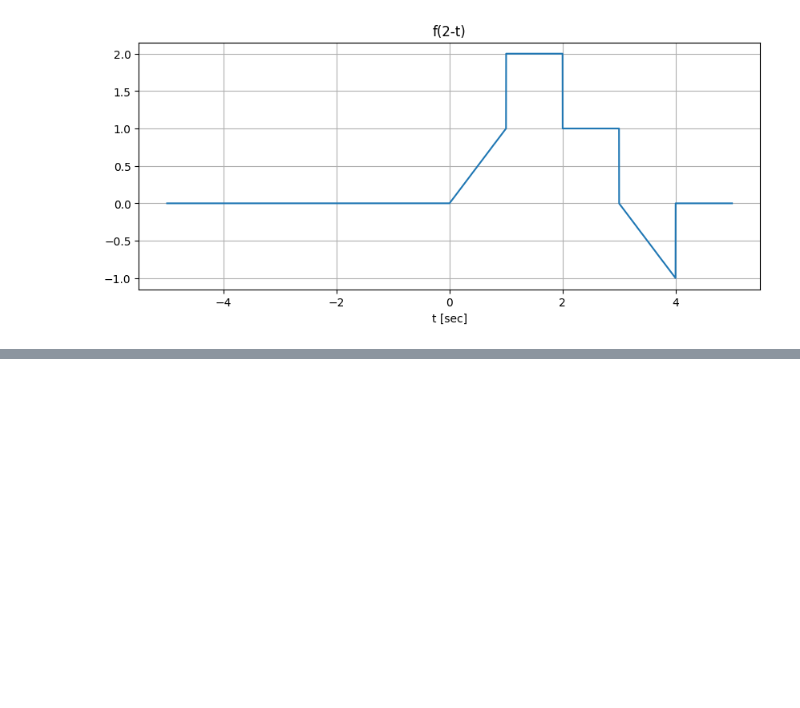
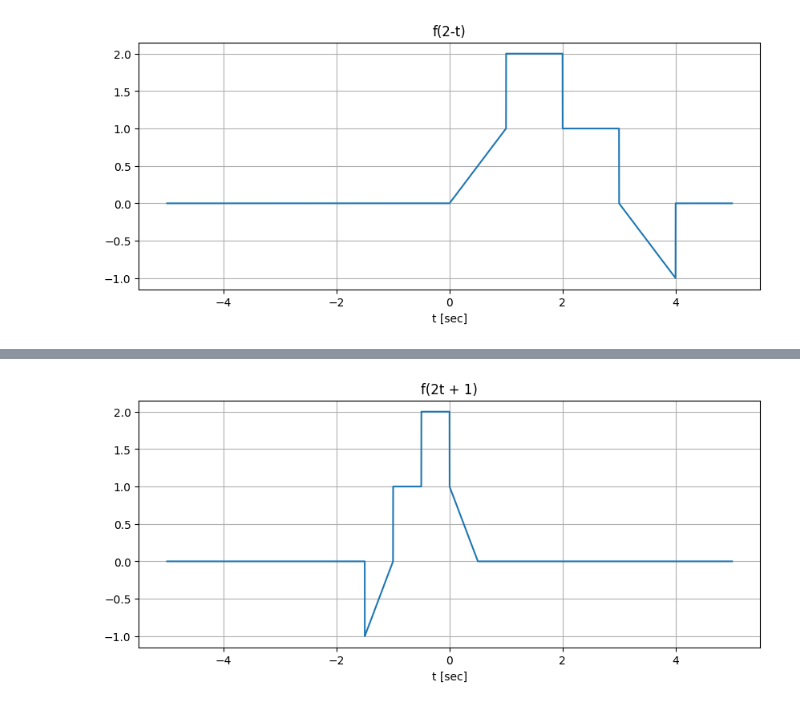
Before and after one commit to RotemTsalisher/SignalsAndSystemsBasicsWithPython, a Jupyter notebook: HW01_Shifting_and_Expanding_Sigs.ipynb, the cells around one changed output, grey strips where cells are left out. Cells and saved outputs as stored; diff of their text form; code cells hidden in the pictures; blank space fills up the shorter version.

```diff
--- a/HW01_Shifting_and_Expanding_Sigs.ipynb
+++ b/HW01_Shifting_and_Expanding_Sigs.ipynb
@@ -74,0 +89,9 @@ plt.grid()
+# %%
+#6. f(2t + 1)
+plt.figure(figsize=(10,4))
+plt.plot(t,f(2*t + 1))
+plt.title("f(2t + 1)")
+plt.xlabel("t [sec]")
+plt.grid()
+# %% [output]
+[figure, added]
```
Also changed, not shown: parts of 8 cells of this notebook, 1 other file.
